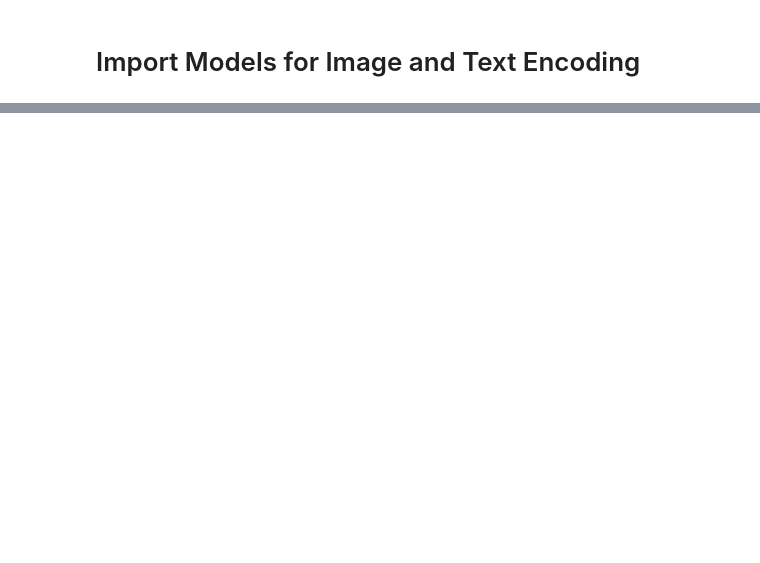
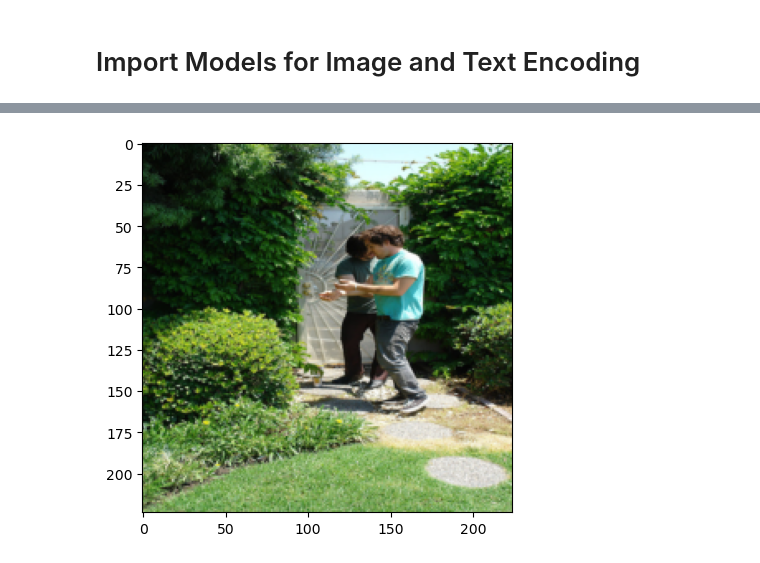
Before and after one commit to Joshua192/multimodal-transformer, a Jupyter notebook: models/decoder_transformer.ipynb, the cells around one changed output, grey strips where cells are left out. Saved outputs shown, nothing was run; the diff lists cells and outputs as text; code cells hidden in the pictures; blank space fills up the shorter version.

```diff
--- a/models/decoder_transformer.ipynb
+++ b/models/decoder_transformer.ipynb
@@ -394,0 +344,18 @@ def generate_caption(model, image_feats, tokenizer, max_len=20):
+# %%
+# print("Hello World")
+
+# arr_ = image_transform(train_df['image'][0])
+
+def image_show(img):
+    arr_ = image_transform(img)
+    # arr_ = np.squeeze(arr_) # you can give axis attribute if you wanna squeeze in specific dimension
+    mean = np.array([0.5, 0.5, 0.5])[:, None, None]
+    std = np.array([0.5, 0.5, 0.5])[:, None, None]
+    arr_ = arr_ * std + mean
+    arr_ = np.transpose(arr_, (1, 2, 0))
+    plt.imshow(arr_)
+    plt.show()
+
+image_show(train_df['image'][0])
+# %% [output]
+[figure, added]
```
Also changed, not shown: parts of 28 cells of this notebook, 2 other files.
